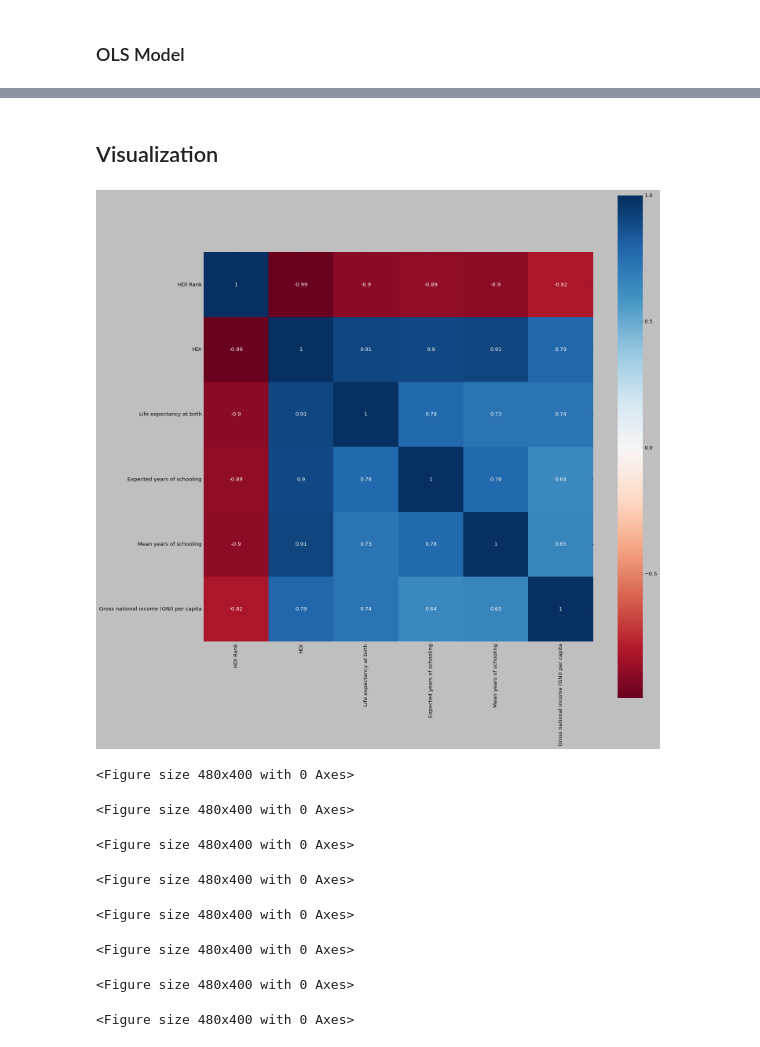
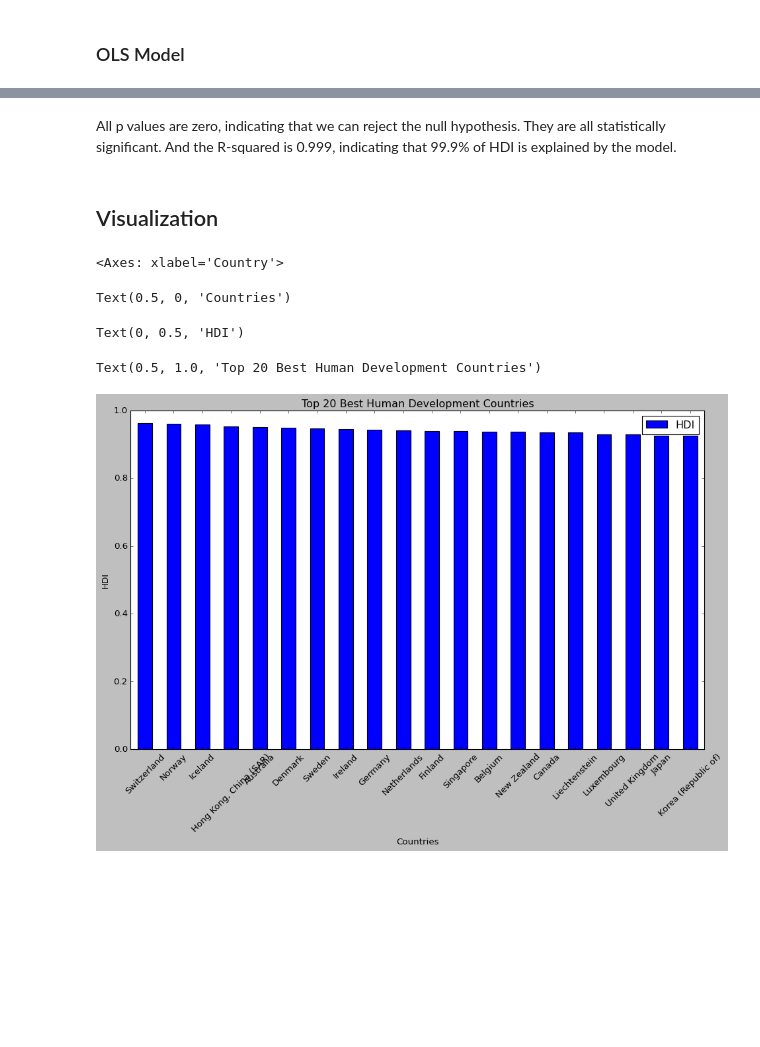
Before and after one commit to XiaoLiang28/Datamanagement, a Jupyter notebook: ps5.ipynb, the cells around one changed output, grey strips where cells are left out. Cells and saved outputs as stored; diff of their text form; code cells hidden in the pictures; blank space fills up the shorter version.

```diff
--- a/ps5.ipynb
+++ b/ps5.ipynb
@@ -173,0 +225,2 @@ worst_hdi
+# %%
+hdi.rename(columns={'Life expectancy at birth':'Life', 'Expected years of schooling':'ExpectedSchooling'},inplace=True)
@@ -220,22 +314,17 @@ KeyError: ignored
+# %% [markdown]
+All p values are zero, indicating that we can reject the null hypothesis. They are all statistically significant. And the R-squared is 0.999, indicating that 99.9% of HDI is explained by the model.
 # %% [markdown]
 ## Visualization
-# %%
-import seaborn as sns
-
-corrmat = hdi.corr()
-f, ax = plt.subplots(figsize = (20, 20))
-sns.heatmap(corrmat, cmap = "RdBu", square = True, annot = True, center = 0);
-# %% [output]
-[figure, removed]
-# %%
-for var in independent:
-    plt.figure(figsize=(6, 5))
-# %% [output]
-<Figure size 480x400 with 0 Axes>
-<Figure size 480x400 with 0 Axes>
-<Figure size 480x400 with 0 Axes>
-<Figure size 480x400 with 0 Axes>
-<Figure size 480x400 with 0 Axes>
-<Figure size 480x400 with 0 Axes>
-<Figure size 480x400 with 0 Axes>
-<Figure size 480x400 with 0 Axes>
+# %%
+top_20 = hdi.sort_values(by='HDI', ascending=False).head(20)
+top_20.plot('Country', 'HDI', kind='bar', figsize=(14,8), rot=45)
+
+plt.xlabel('Countries')
+plt.ylabel('HDI')
+plt.title('Top 20 Best Human Development Countries')
+# %% [output]
+<Axes: xlabel='Country'>
+Text(0.5, 0, 'Countries')
+Text(0, 0.5, 'HDI')
+Text(0.5, 1.0, 'Top 20 Best Human Development Countries')
+[figure, added]
```
Also changed, not shown: parts of 21 cells of this notebook.
